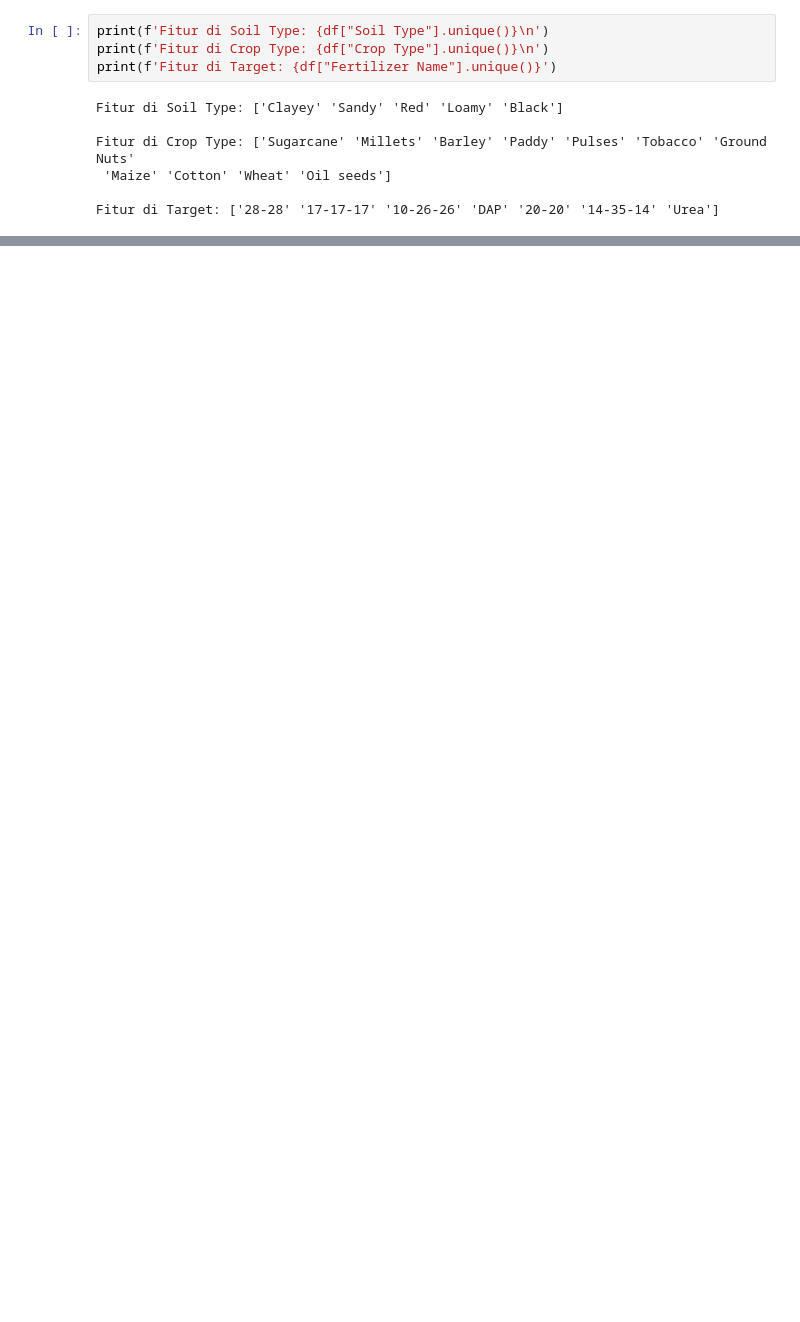
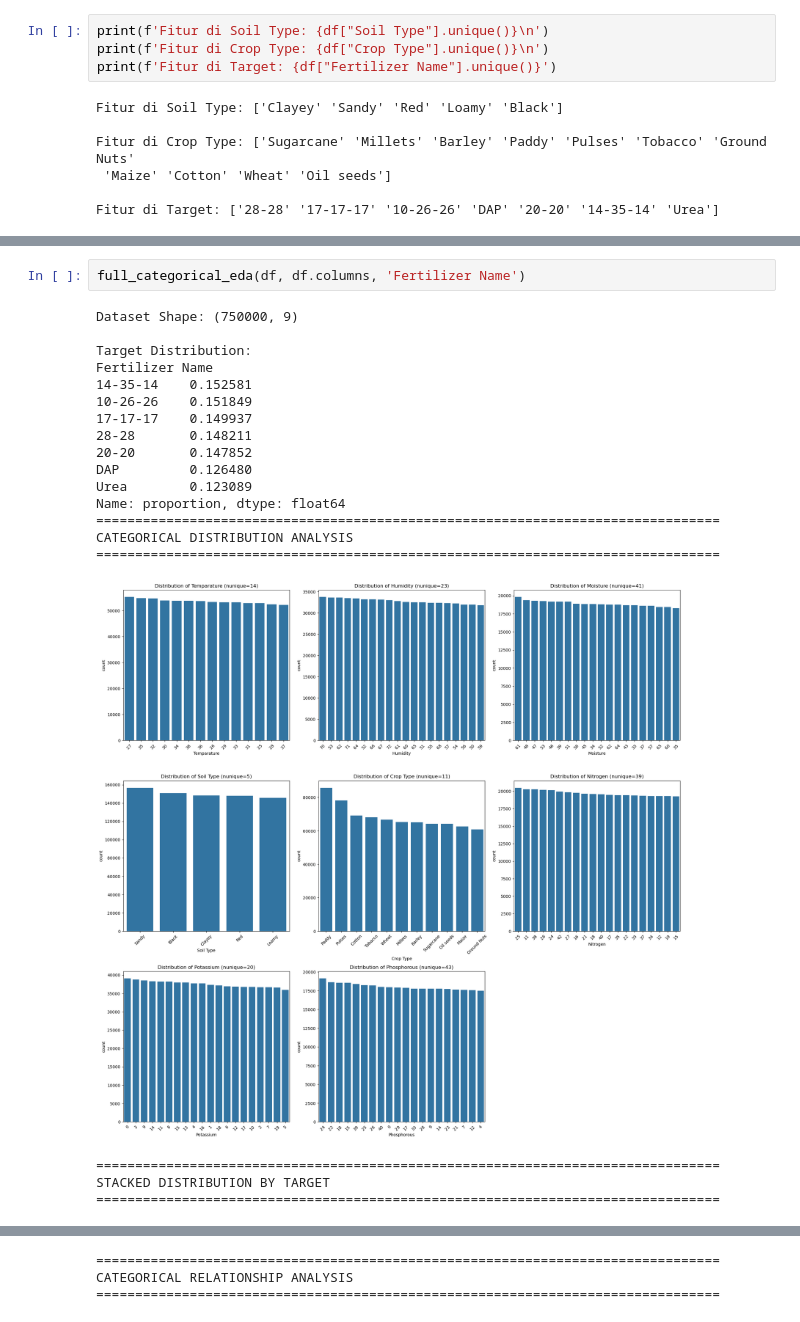
Before and after one commit to iwan-goodfellow/fertilizer-optimizer, a Jupyter notebook: notebooks/exploration.ipynb, the cells around one changed output, grey strips where cells are left out. Cells and saved outputs as stored; diff of their text form; blank space fills up the shorter version.

```diff
--- a/notebooks/exploration.ipynb
+++ b/notebooks/exploration.ipynb
@@ -57,0 +247,22 @@ memory usage: 51.5+ MB
+# %%
+full_categorical_eda(df, df.columns, 'Fertilizer Name')
+# %% [output]
+Dataset Shape: (750000, 9)
+
+Target Distribution:
+Fertilizer Name
+14-35-14    0.152581
+10-26-26    0.151849
+17-17-17    0.149937
+28-28       0.148211
+20-20       0.147852
+DAP         0.126480
+Urea        0.123089
+Name: proportion, dtype: float64
+================================================================================
+CATEGORICAL DISTRIBUTION ANALYSIS
+================================================================================
+[figure, added]
+================================================================================
+STACKED DISTRIBUTION BY TARGET
+================================================================================
@@ -57,0 +270,3 @@ memory usage: 51.5+ MB
+================================================================================
+CATEGORICAL RELATIONSHIP ANALYSIS
+================================================================================
```
Also changed, not shown: parts of 10 cells of this notebook.
